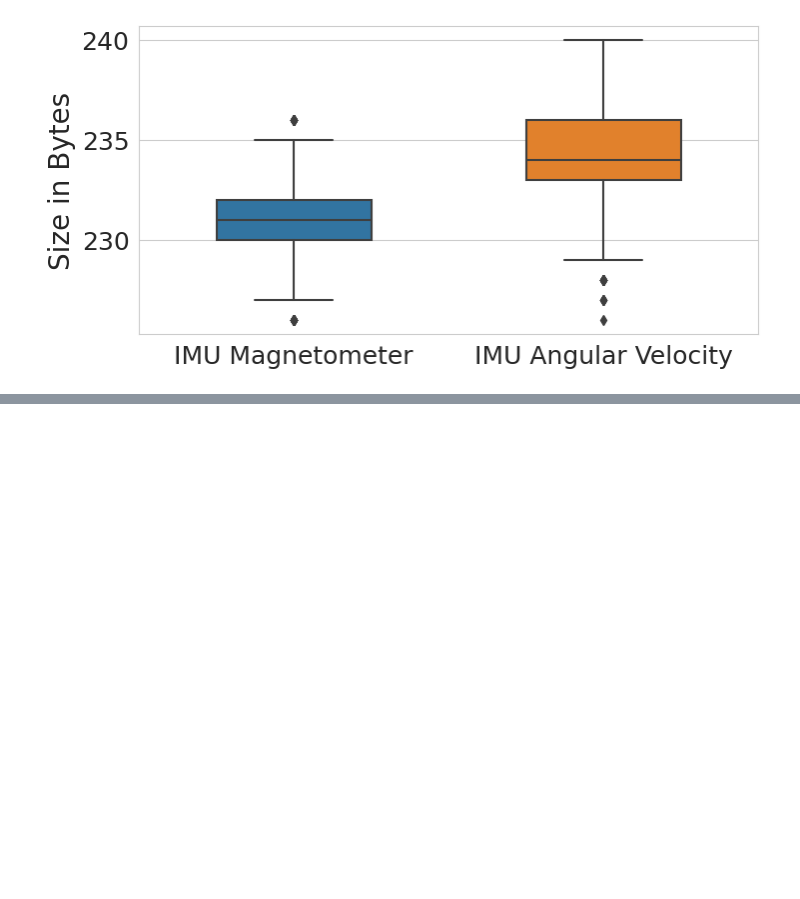
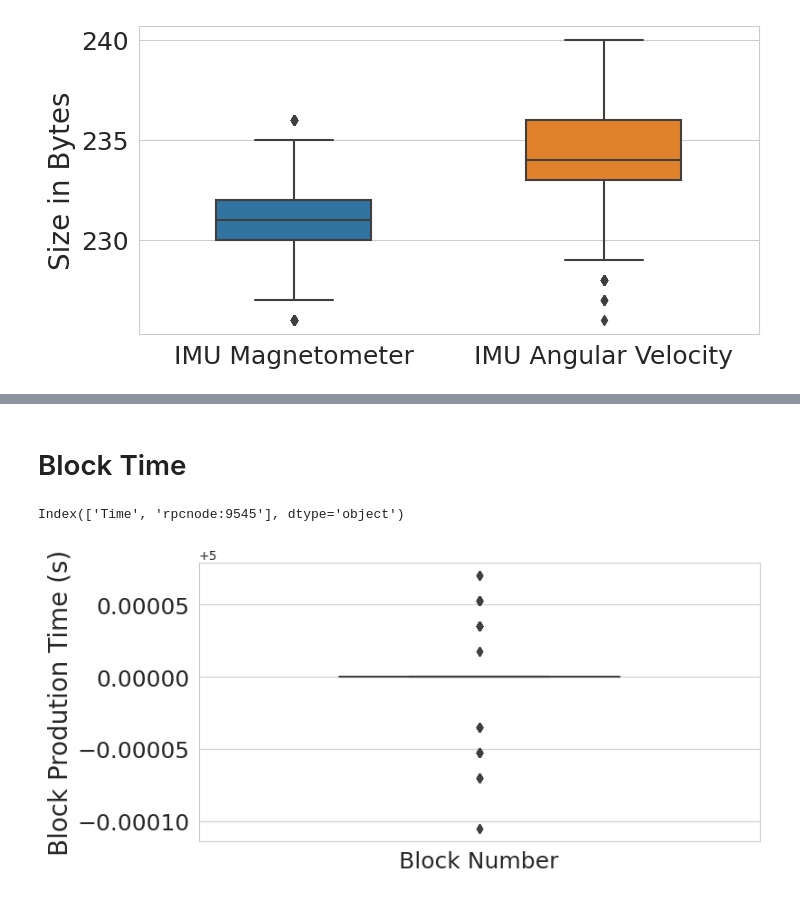
Before and after one commit to rodrigodg1/inspection-framework, a Jupyter notebook: Data_Visualization.ipynb, the cells around one changed output, grey strips where cells are left out. Cells and saved outputs as stored; diff of their text form; code cells hidden in the pictures; blank space fills up the shorter version.

Commit message:
block time

```diff
--- a/Data_Visualization.ipynb
+++ b/Data_Visualization.ipynb
@@ -360,0 +360,33 @@ plot_box_plot(header_hashes_list, labels)
+# %% [markdown]
+# Block Time
+# %%
+
+url = 'https://raw.githubusercontent.com/rodrigodg1/inspection-framework/main/charts/block_time.csv'
+# %%
+import pandas as pd
+df = pd.read_csv(url, sep = ';')
+
+#print(df)
+
+print(df.columns)
+
+
+
+df.drop(['Time'], axis=1, inplace=True)
+
+df.columns =["Block Number"]
+
+
+#df.plot.box()
+
+sns.set_style("whitegrid")  # Set Seaborn style
+fig, ax = plt.subplots(figsize=(8, 4))
+sns.boxplot(data=df, width=0.5, ax=ax)  # Use Seaborn boxplot
+#ax.set_xlabel('Block Number', fontsize=20)
+ax.set_ylabel('Block Prodution Time (s)', fontsize=20)
+ax.tick_params(axis='both', labelsize=18)
+
+plt.show()
+# %% [output]
+Index(['Time', 'rpcnode:9545'], dtype='object')
+[figure, added]
```
Also changed, not shown: parts of 12 cells of this notebook.
